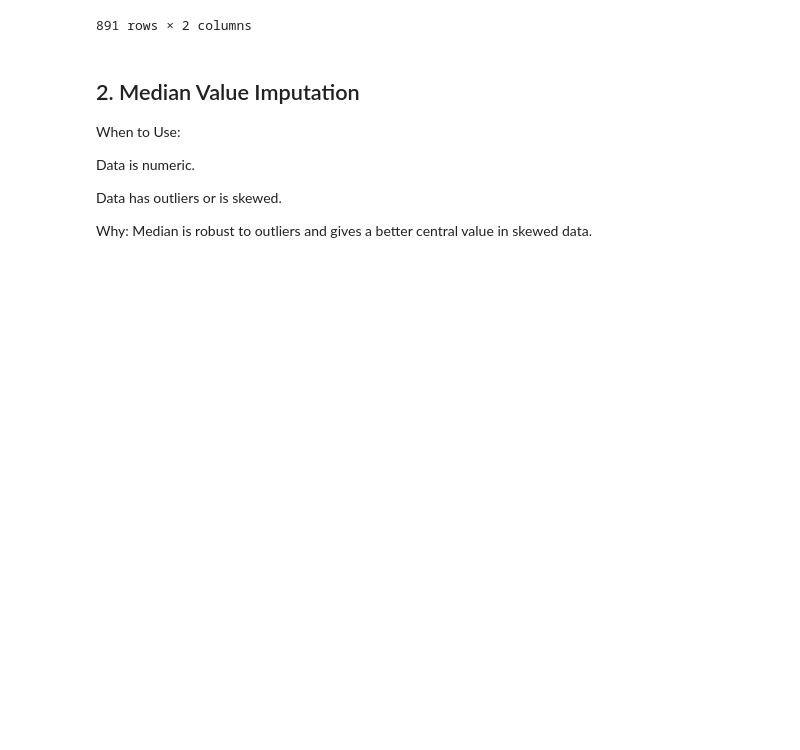
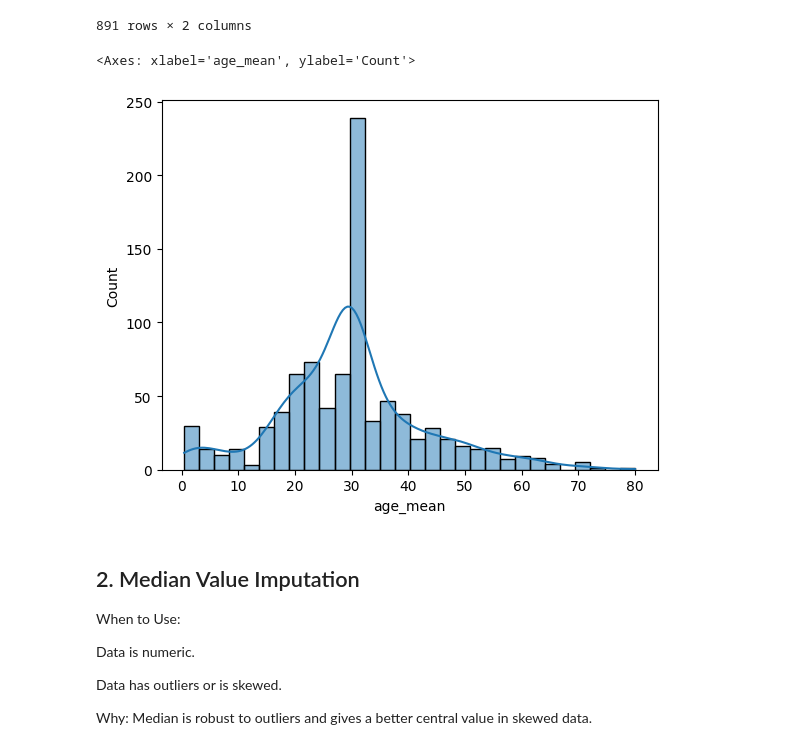
Before and after one commit to Susovan88/Python_ML_DS, a Jupyter notebook: Feature Engineering/handling_missing_values.ipynb, the cells around one changed output. Saved outputs shown, nothing was run; the diff lists cells and outputs as text; code cells hidden in the pictures; blank space fills up the shorter version.

```diff
--- a/Feature Engineering/handling_missing_values.ipynb
+++ b/Feature Engineering/handling_missing_values.ipynb
@@ -103,6 +103,11 @@ df[['age','age_mean']]
 | 889 | 26.0 | 26.000000 |
 | 890 | 32.0 | 32.000000 |
 891 rows × 2 columns
+# %%
+sns.histplot(df['age_mean'],kde=True)
+# %% [output]
+<Axes: xlabel='age_mean', ylabel='Count'>
+[figure, added]
 # %% [markdown]
 ## 2. Median Value Imputation
 
```
Also changed, not shown: 1 other file.
